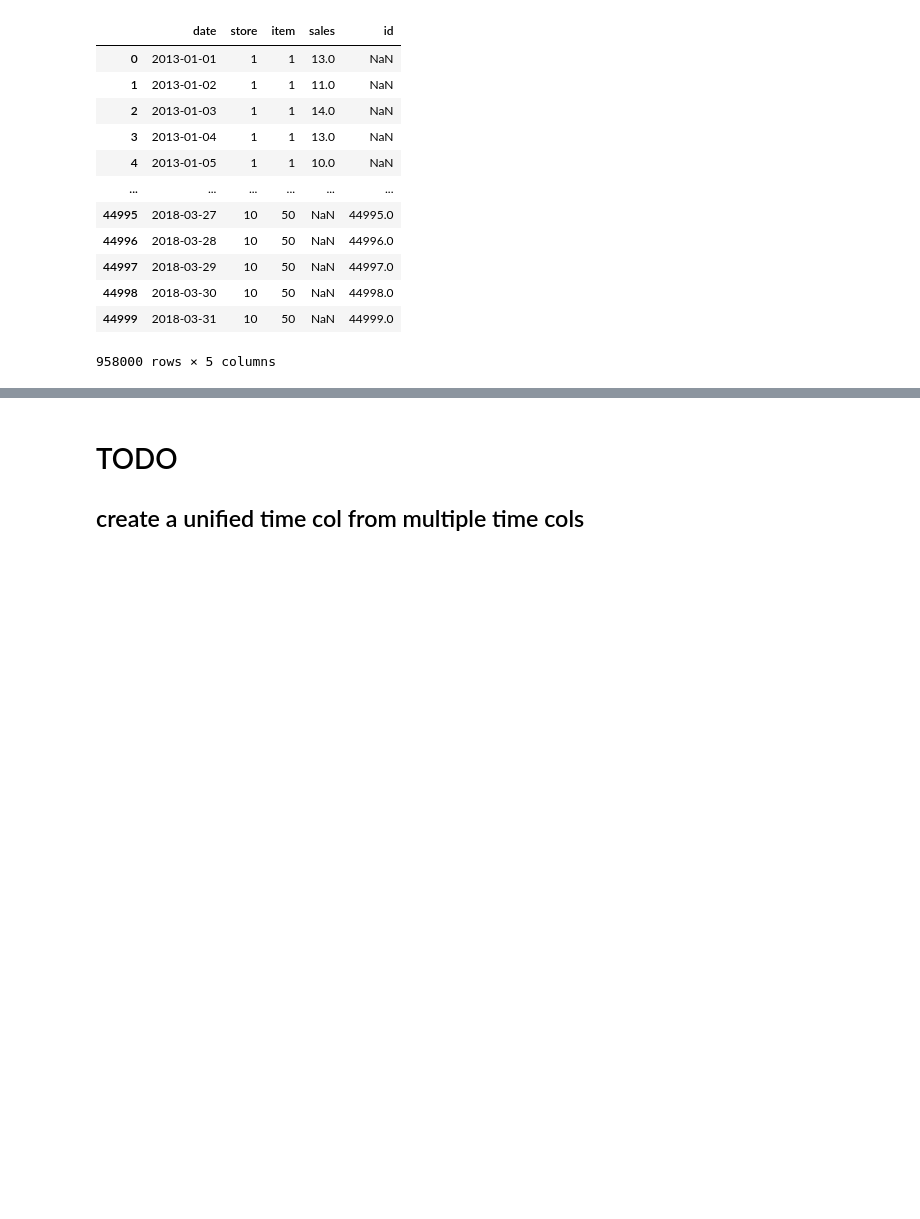
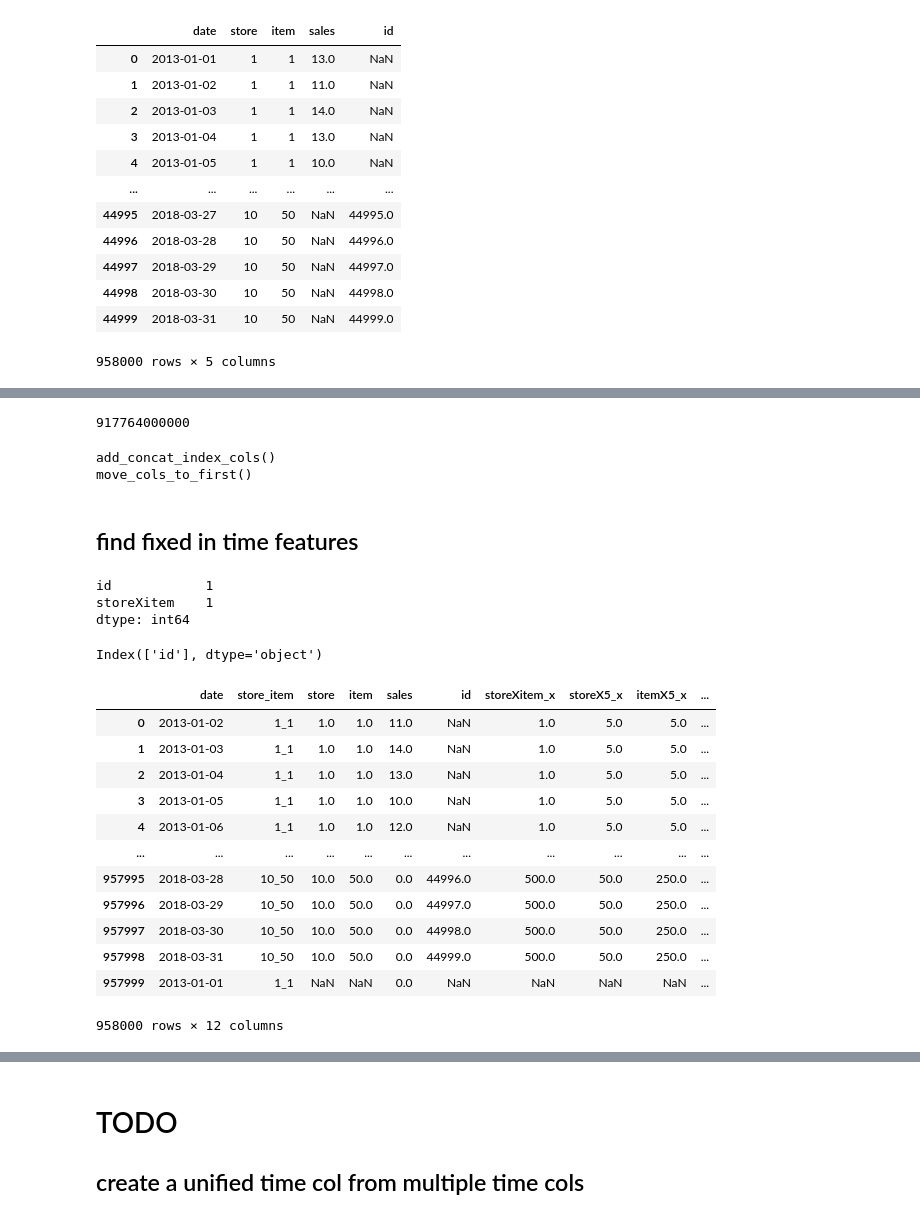
Before and after one commit to dormeir999/time-series-prediction, a Jupyter notebook: reasearch-engine.ipynb, the cells around one changed output, grey strips where cells are left out. Saved outputs shown, nothing was run; the diff lists cells and outputs as text; code cells hidden in the pictures; blank space fills up the shorter version.

```diff
--- a/reasearch-engine.ipynb
+++ b/reasearch-engine.ipynb
@@ -168,0 +198,55 @@ add_missing_dates_fill_target_zero(df0[1:])
+# %%
+reduce(operator.mul, df[index_cols+[time_col]].nunique())
+# %% [output]
+917764000000
+# %%
+df = df0.copy(deep=True)
+    # Maake sure there's one index col
+the_indexes_col = "_".join(index_cols)
+if not the_indexes_col in df:
+    the_df, the_indexes_col = add_concat_index_cols(df)
+# The logic
+the_df_full_date_indexes = pd.DataFrame(product(df[time_col].drop_duplicates(), the_df[the_indexes_col].drop_duplicates()), columns=[time_col, the_indexes_col]).dropna()
+# %% [output]
+add_concat_index_cols()
+move_cols_to_first()
+# %% [markdown]
+## find fixed in time features
+# %%
+n_values_feature_per_index = df.groupby(index_cols)[features_orig].nunique(dropna=False).nunique(dropna=False)
+n_values_feature_per_index
+# %% [output]
+id            1
+storeXitem    1
+dtype: int64
+# %%
+def get_features_time_dependence(the_df):
+    is_fixed_features_df = (the_df.groupby(index_cols)[features_orig].nunique(dropna=False) == 1).all()
+    the_time_fixed_features = is_fixed_features_df[is_fixed_features_df==True].index
+    the_time_variant_features = is_fixed_features_df[is_fixed_features_df==False].index
+    return the_time_fixed_features, the_time_variant_features
+
+def time_fixed_features_fillna(the_df):
+
+
+time_fixed_features, time_variant_features = get_features_time_dependence(df)
+time_variant_features
+# %% [output]
+Index(['id'], dtype='object')
+# %%
+time_fixed_features_fill_values = df.groupby(index_cols)[time_fixed_features].last().reset_index()
+df.merge(time_fixed_features_fill_values, on=index_cols, how='left')
+# %% [output]
+|  | date | store_item | store | item | sales | id | storeXitem_x | storeX5_x | itemX5_x | ... |
+| 0 | 2013-01-02 | 1_1 | 1.0 | 1.0 | 11.0 | NaN | 1.0 | 5.0 | 5.0 | ... |
+| 1 | 2013-01-03 | 1_1 | 1.0 | 1.0 | 14.0 | NaN | 1.0 | 5.0 | 5.0 | ... |
+| 2 | 2013-01-04 | 1_1 | 1.0 | 1.0 | 13.0 | NaN | 1.0 | 5.0 | 5.0 | ... |
+| 3 | 2013-01-05 | 1_1 | 1.0 | 1.0 | 10.0 | NaN | 1.0 | 5.0 | 5.0 | ... |
+| 4 | 2013-01-06 | 1_1 | 1.0 | 1.0 | 12.0 | NaN | 1.0 | 5.0 | 5.0 | ... |
+| ... | ... | ... | ... | ... | ... | ... | ... | ... | ... | ... |
+| 957995 | 2018-03-28 | 10_50 | 10.0 | 50.0 | 0.0 | 44996.0 | 500.0 | 50.0 | 250.0 | ... |
+| 957996 | 2018-03-29 | 10_50 | 10.0 | 50.0 | 0.0 | 44997.0 | 500.0 | 50.0 | 250.0 | ... |
+| 957997 | 2018-03-30 | 10_50 | 10.0 | 50.0 | 0.0 | 44998.0 | 500.0 | 50.0 | 250.0 | ... |
+| 957998 | 2018-03-31 | 10_50 | 10.0 | 50.0 | 0.0 | 44999.0 | 500.0 | 50.0 | 250.0 | ... |
+| 957999 | 2013-01-01 | 1_1 | NaN | NaN | 0.0 | NaN | NaN | NaN | NaN | ... |
+958000 rows × 12 columns
```
Also changed, not shown: parts of 18 cells of this notebook, 1 other file.
